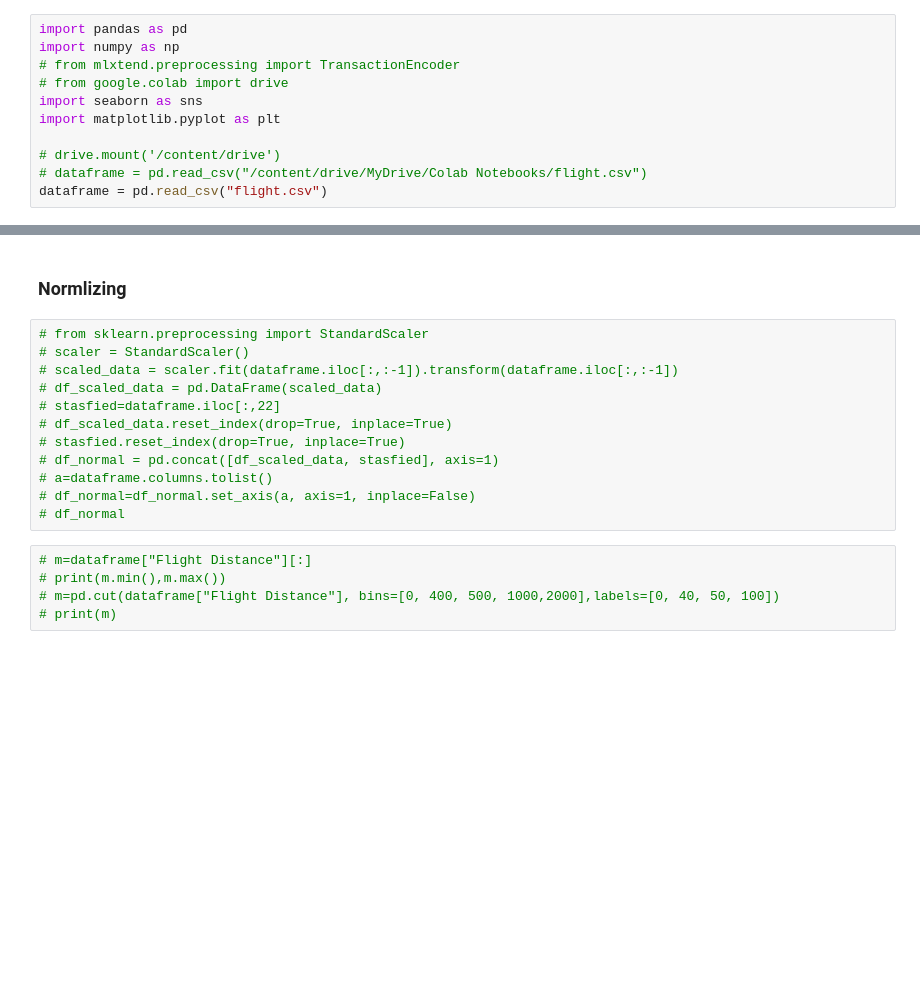
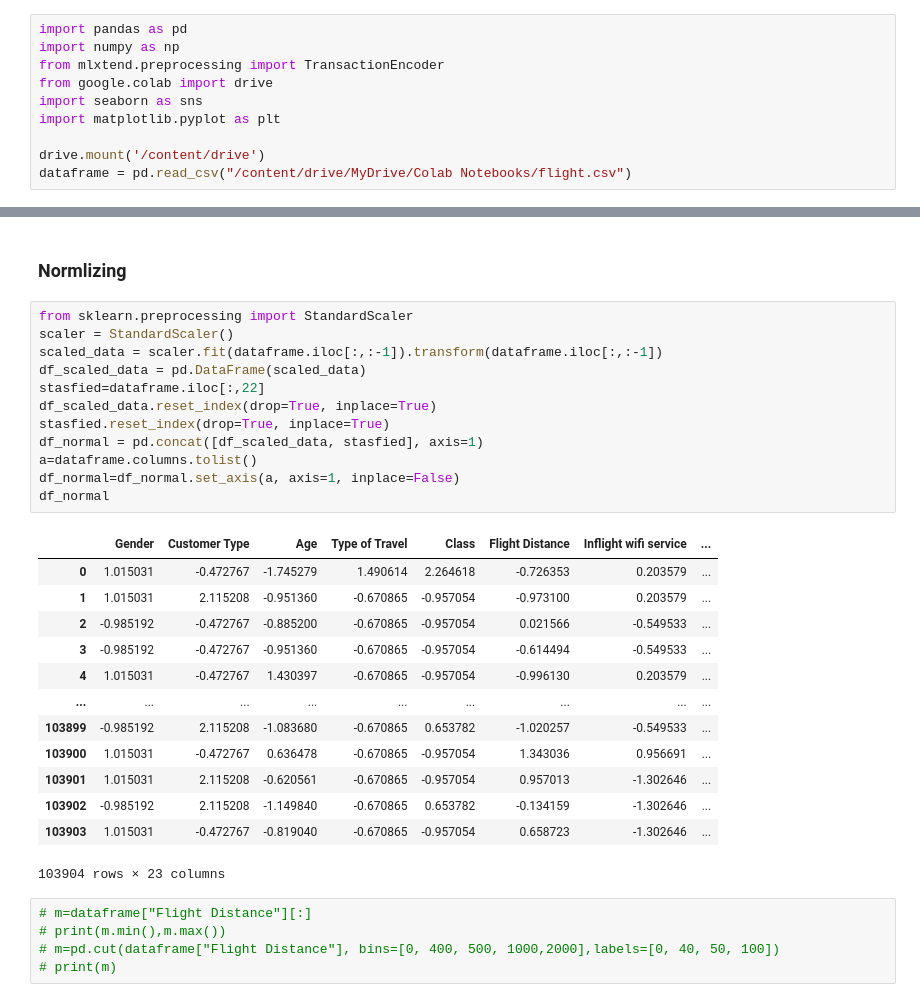
Before and after one commit to soraya-mi/flight_anlysis, a Jupyter notebook: Project2.ipynb, the cells around one changed output, grey strips where cells are left out. Cells and saved outputs as stored; diff of their text form; blank space fills up the shorter version.

```diff
--- a/Project2.ipynb
+++ b/Project2.ipynb
@@ -1,11 +1,10 @@
 # %%
 import pandas as pd
 import numpy as np
-# from mlxtend.preprocessing import TransactionEncoder
-# from google.colab import drive
+from mlxtend.preprocessing import TransactionEncoder
+from google.colab import drive
 import seaborn as sns
 import matplotlib.pyplot as plt
 
-# drive.mount('/content/drive')
-# dataframe = pd.read_csv("/content/drive/MyDrive/Colab Notebooks/flight.csv")
-dataframe = pd.read_csv("flight.csv")
+drive.mount('/content/drive')
+dataframe = pd.read_csv("/content/drive/MyDrive/Colab Notebooks/flight.csv")
@@ -185,17 +167,31 @@ Flight Distance sum 123588444
 # %% [markdown]
 ### **Normlizing**
 # %%
-# from sklearn.preprocessing import StandardScaler
-# scaler = StandardScaler()
-# scaled_data = scaler.fit(dataframe.iloc[:,:-1]).transform(dataframe.iloc[:,:-1])
-# df_scaled_data = pd.DataFrame(scaled_data)
-# stasfied=dataframe.iloc[:,22]
-# df_scaled_data.reset_index(drop=True, inplace=True)
-# stasfied.reset_index(drop=True, inplace=True)
-# df_normal = pd.concat([df_scaled_data, stasfied], axis=1)
-# a=dataframe.columns.tolist()
-# df_normal=df_normal.set_axis(a, axis=1, inplace=False)
-# df_normal
+from sklearn.preprocessing import StandardScaler
+scaler = StandardScaler()
+scaled_data = scaler.fit(dataframe.iloc[:,:-1]).transform(dataframe.iloc[:,:-1])
+df_scaled_data = pd.DataFrame(scaled_data)
+stasfied=dataframe.iloc[:,22]
+df_scaled_data.reset_index(drop=True, inplace=True)
+stasfied.reset_index(drop=True, inplace=True)
+df_normal = pd.concat([df_scaled_data, stasfied], axis=1)
+a=dataframe.columns.tolist()
+df_normal=df_normal.set_axis(a, axis=1, inplace=False)
+df_normal
+# %% [output]
+|  | Gender | Customer Type | Age | Type of Travel | Class | Flight Distance | Inflight wifi service | ... |
+| 0 | 1.015031 | -0.472767 | -1.745279 | 1.490614 | 2.264618 | -0.726353 | 0.203579 | ... |
+| 1 | 1.015031 | 2.115208 | -0.951360 | -0.670865 | -0.957054 | -0.973100 | 0.203579 | ... |
+| 2 | -0.985192 | -0.472767 | -0.885200 | -0.670865 | -0.957054 | 0.021566 | -0.549533 | ... |
+| 3 | -0.985192 | -0.472767 | -0.951360 | -0.670865 | -0.957054 | -0.614494 | -0.549533 | ... |
+| 4 | 1.015031 | -0.472767 | 1.430397 | -0.670865 | -0.957054 | -0.996130 | 0.203579 | ... |
+| ... | ... | ... | ... | ... | ... | ... | ... | ... |
+| 103899 | -0.985192 | 2.115208 | -1.083680 | -0.670865 | 0.653782 | -1.020257 | -0.549533 | ... |
+| 103900 | 1.015031 | -0.472767 | 0.636478 | -0.670865 | -0.957054 | 1.343036 | 0.956691 | ... |
+| 103901 | 1.015031 | 2.115208 | -0.620561 | -0.670865 | -0.957054 | 0.957013 | -1.302646 | ... |
+| 103902 | -0.985192 | 2.115208 | -1.149840 | -0.670865 | 0.653782 | -0.134159 | -1.302646 | ... |
+| 103903 | 1.015031 | -0.472767 | -0.819040 | -0.670865 | -0.957054 | 0.658723 | -1.302646 | ... |
+103904 rows × 23 columns
 # %%
 # m=dataframe["Flight Distance"][:]
 # print(m.min(),m.max())
```
Also changed, not shown: parts of 41 cells of this notebook.
